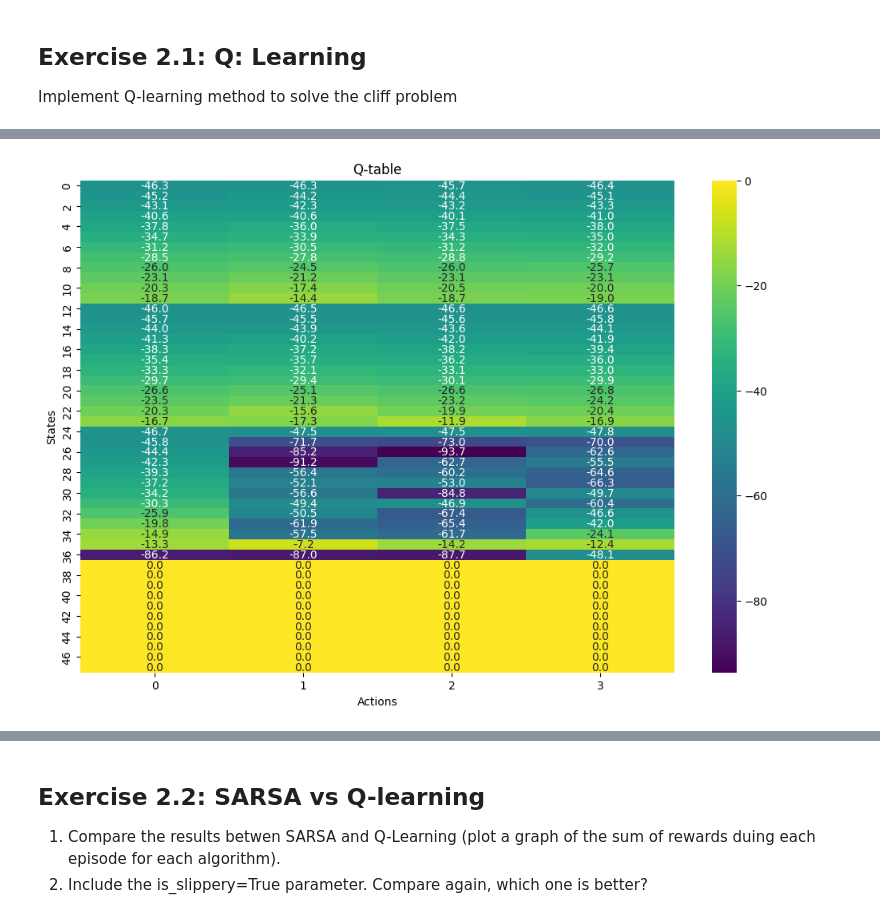
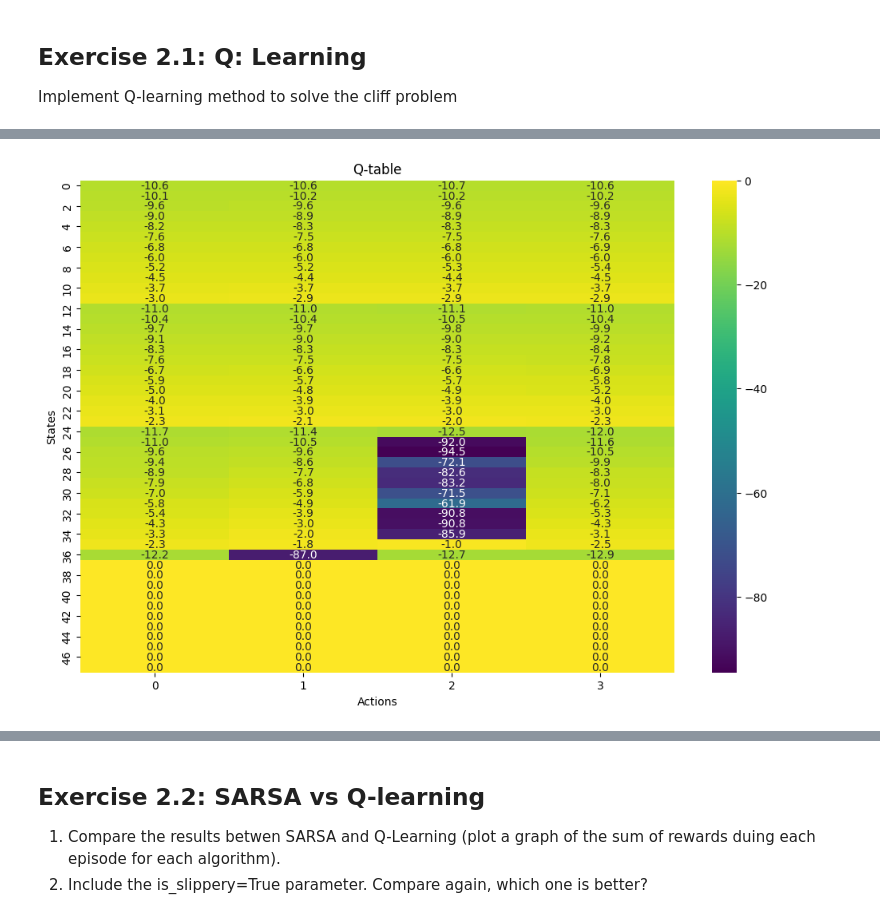
Before and after one commit to Cristian-Cortez/CSE337-labs, a Jupyter notebook: lab3_TD_Learning.ipynb, the cells around one changed output, grey strips where cells are left out. Drawn from its saved outputs; the diff is of its cells as text; code cells hidden in the pictures.

```diff
--- a/lab3_TD_Learning.ipynb
+++ b/lab3_TD_Learning.ipynb
@@ -248,7 +256,7 @@ Episode 1000: total reward = -78
 # %%
-plot_Q(Q)
+plot_Q(q_Q)
 # %% [output]
-[figure, old version]
+[figure, new version]
 # %%
 plot_policy(Q, "Q-Learning")
 # %% [output]
```
Also changed, not shown: parts of 9 cells of this notebook.
